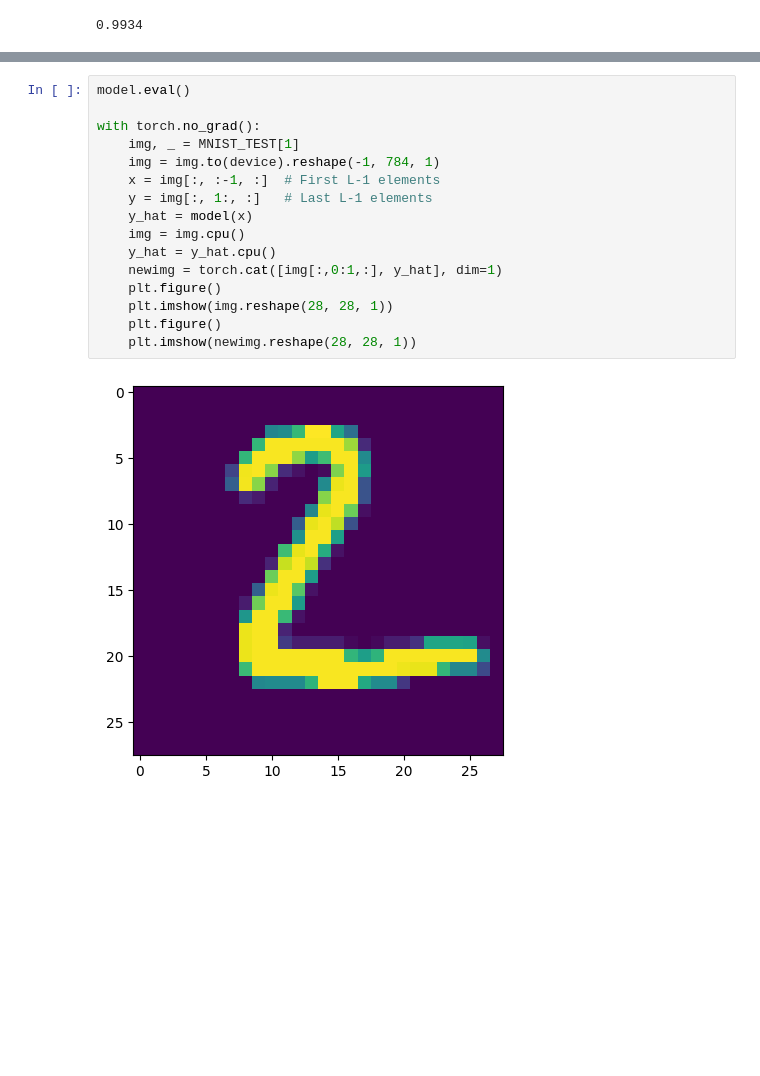
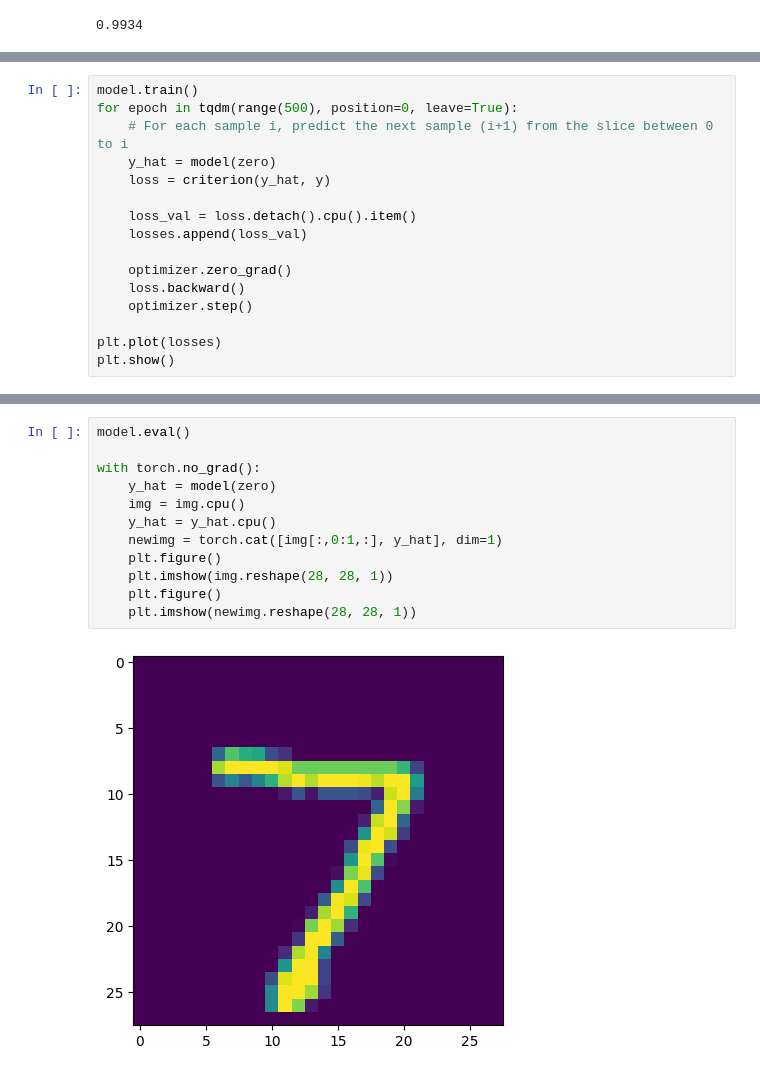
Before and after one commit to necrashter/SaShiMi-796, a Jupyter notebook: S4-MNIST-Demo.ipynb, the cells around one changed output, grey strips where cells are left out. Saved outputs shown, nothing was run; the diff lists cells and outputs as text; blank space fills up the shorter version.

Commit message:
Overfitting to a single MNIST image from a sequence of zeros
Co-authored-by: necrashter <iiilker99@gmail.com>
Co-authored-by: CanKeles5 <cankeles22@gmail.com>

```diff
--- a/S4-MNIST-Demo.ipynb
+++ b/S4-MNIST-Demo.ipynb
@@ -162,0 +136,16 @@ Epoch 5/5 loss: 0.01
+# %%
+model.train()
+for epoch in tqdm(range(500), position=0, leave=True):
+    # For each sample i, predict the next sample (i+1) from the slice between 0 to i
+    y_hat = model(zero)
+    loss = criterion(y_hat, y)
+
+    loss_val = loss.detach().cpu().item()
+    losses.append(loss_val)
+
+    optimizer.zero_grad()
+    loss.backward()
+    optimizer.step()
+
+plt.plot(losses)
+plt.show()
@@ -163,18 +154,14 @@ Epoch 5/5 loss: 0.01
 # %%
 model.eval()
 
 with torch.no_grad():
-    img, _ = MNIST_TEST[1]
-    img = img.to(device).reshape(-1, 784, 1)
-    x = img[:, :-1, :]  # First L-1 elements
-    y = img[:, 1:, :]   # Last L-1 elements
-    y_hat = model(x)
+    y_hat = model(zero)
     img = img.cpu()
     y_hat = y_hat.cpu()
     newimg = torch.cat([img[:,0:1,:], y_hat], dim=1)
     plt.figure()
     plt.imshow(img.reshape(28, 28, 1))
     plt.figure()
     plt.imshow(newimg.reshape(28, 28, 1))
 # %% [output]
-[figure, old version]
+[figure, new version]
```
Also changed, not shown: parts of 6 cells of this notebook.
